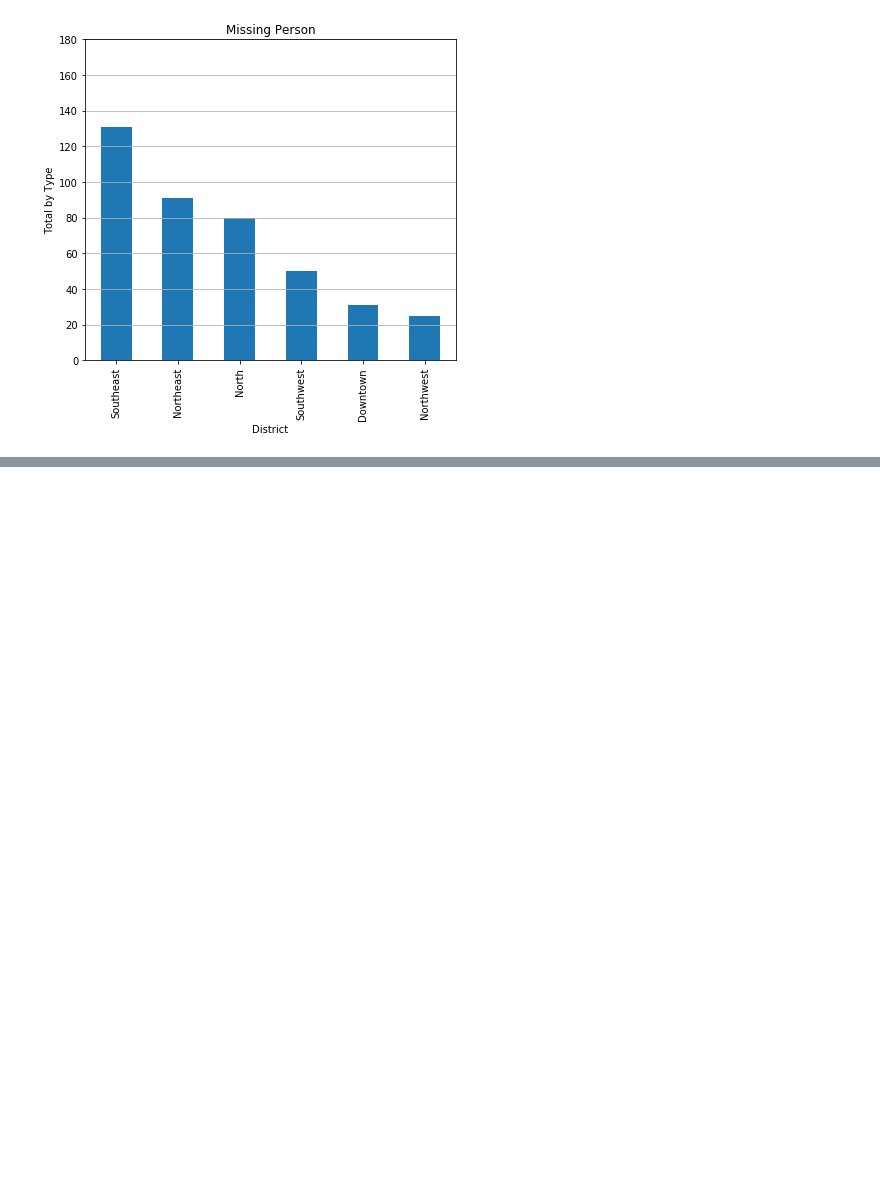
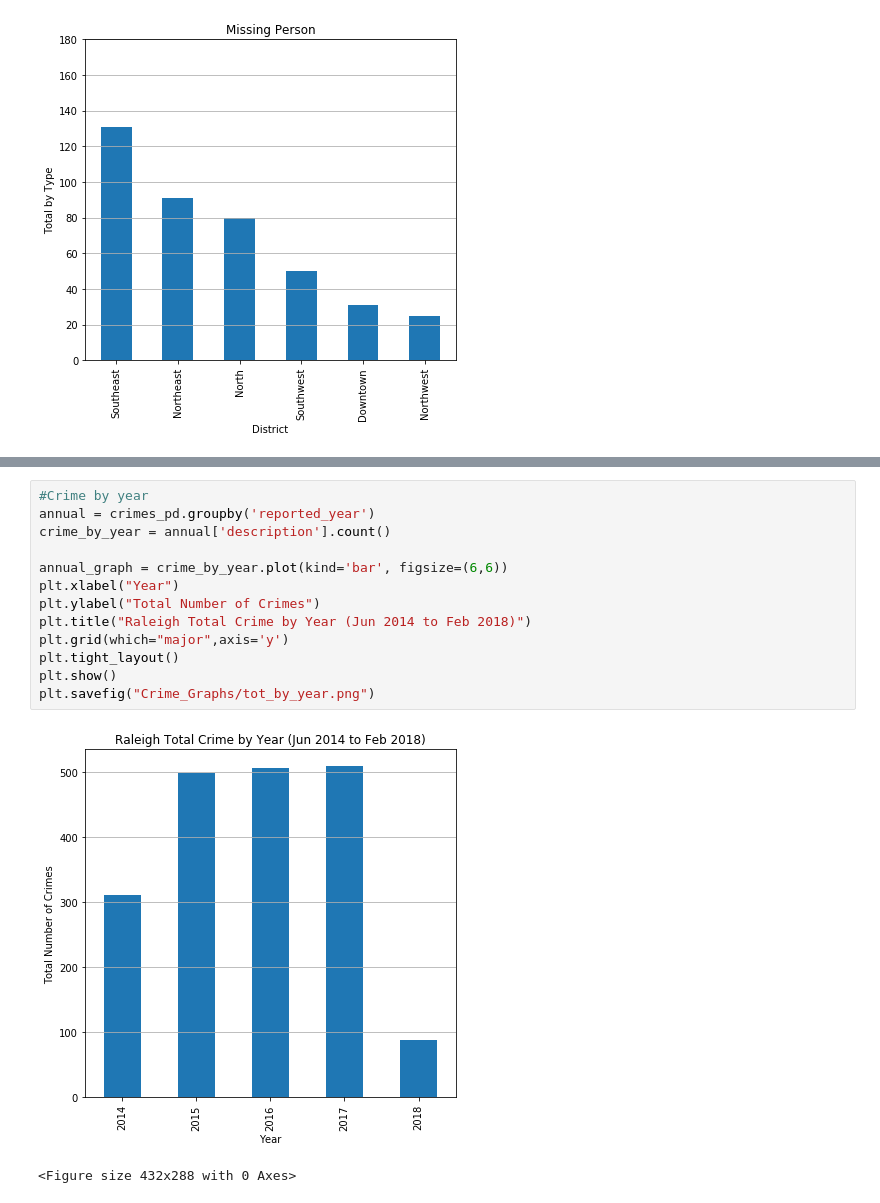
Before and after one commit to apspatz/team2project1, a Jupyter notebook: Crime Data/ODRaleigh.ipynb, the cells around one changed output, grey strips where cells are left out. Drawn from its saved outputs; the diff is of its cells as text; blank space fills up the shorter version.

```diff
--- a/Crime Data/ODRaleigh.ipynb
+++ b/Crime Data/ODRaleigh.ipynb
@@ -315,0 +343,16 @@ for crimetype in types:
+# %%
+#Crime by year
+annual = crimes_pd.groupby('reported_year')
+crime_by_year = annual['description'].count()
+
+annual_graph = crime_by_year.plot(kind='bar', figsize=(6,6))
+plt.xlabel("Year")
+plt.ylabel("Total Number of Crimes")
+plt.title("Raleigh Total Crime by Year (Jun 2014 to Feb 2018)")
+plt.grid(which="major",axis='y')
+plt.tight_layout()
+plt.show()
+plt.savefig("Crime_Graphs/tot_by_year.png")
+# %% [output]
+[figure, added]
+<Figure size 432x288 with 0 Axes>
```
Also changed, not shown: parts of 6 cells of this notebook, 5 other files.
